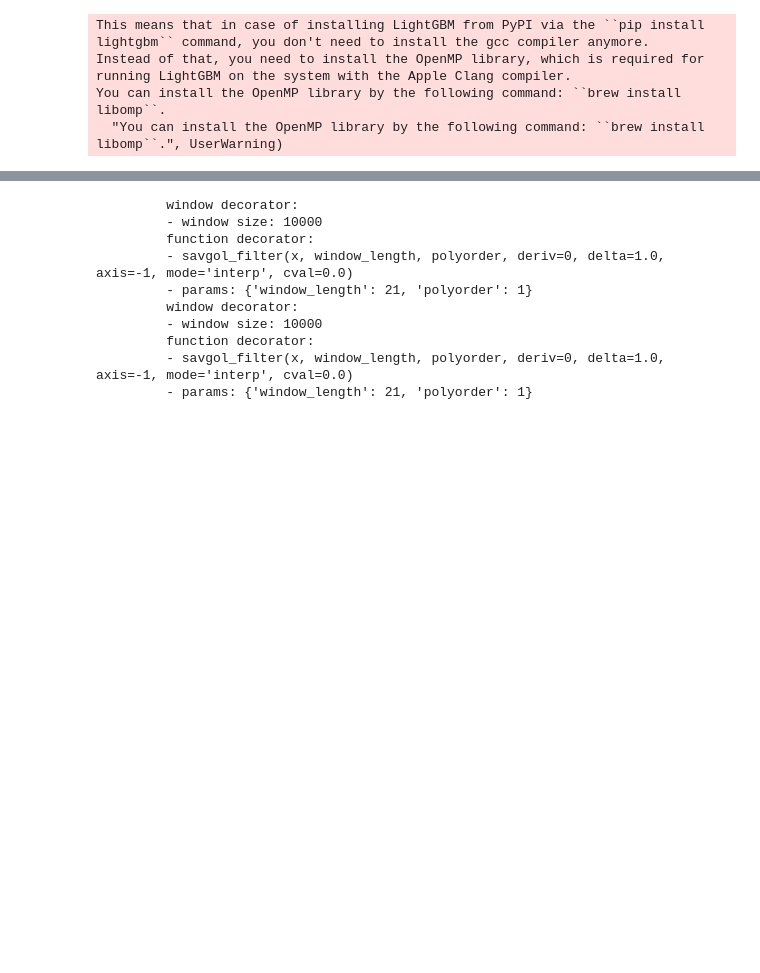
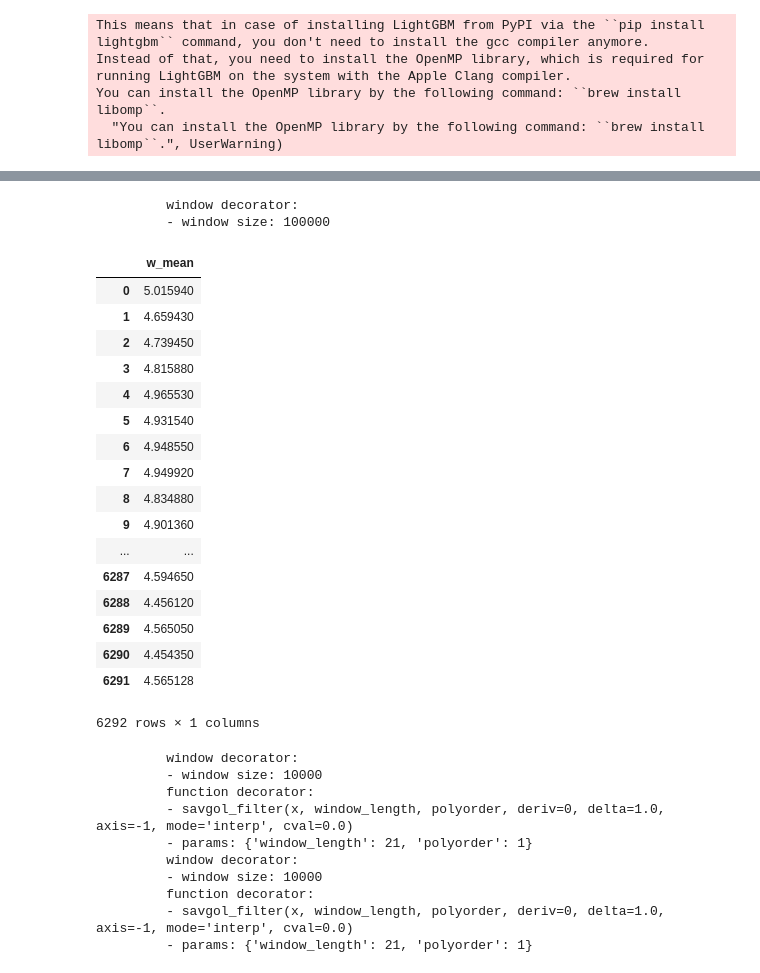
Before and after one commit to SIakovlev/LANL-Earthquake, a Jupyter notebook: Drafts.ipynb, the cells around one changed output, grey strips where cells are left out. Cells and saved outputs as stored; diff of their text form; code cells hidden in the pictures; blank space fills up the shorter version.

```diff
--- a/Drafts.ipynb
+++ b/Drafts.ipynb
@@ -112,3 +153,26 @@ hello()
+# %%
+w_mean(df['s'])
+# %% [output]
+         window decorator:
+         - window size: 100000
+|  | w_mean |
+| 0 | 5.015940 |
+| 1 | 4.659430 |
+| 2 | 4.739450 |
+| 3 | 4.815880 |
+| 4 | 4.965530 |
+| 5 | 4.931540 |
+| 6 | 4.948550 |
+| 7 | 4.949920 |
+| 8 | 4.834880 |
+| 9 | 4.901360 |
+| ... | ... |
+| 6287 | 4.594650 |
+| 6288 | 4.456120 |
+| 6289 | 4.565050 |
+| 6290 | 4.454350 |
+| 6291 | 4.565128 |
+6292 rows × 1 columns
 # %%
 def filter_decorator(window=21, poly_order=1):
     def filter_calc(func):
```
Also changed, not shown: parts of 9 cells of this notebook, 4 other files.
